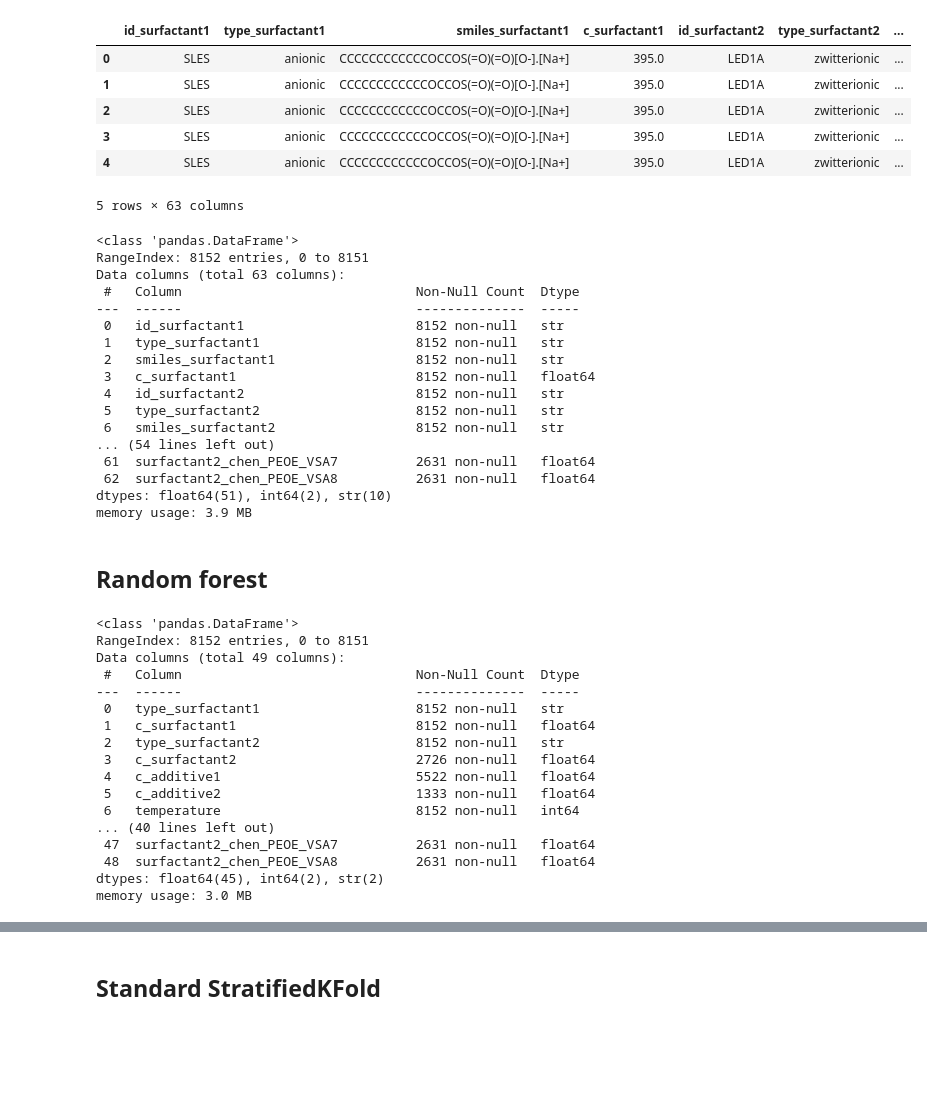
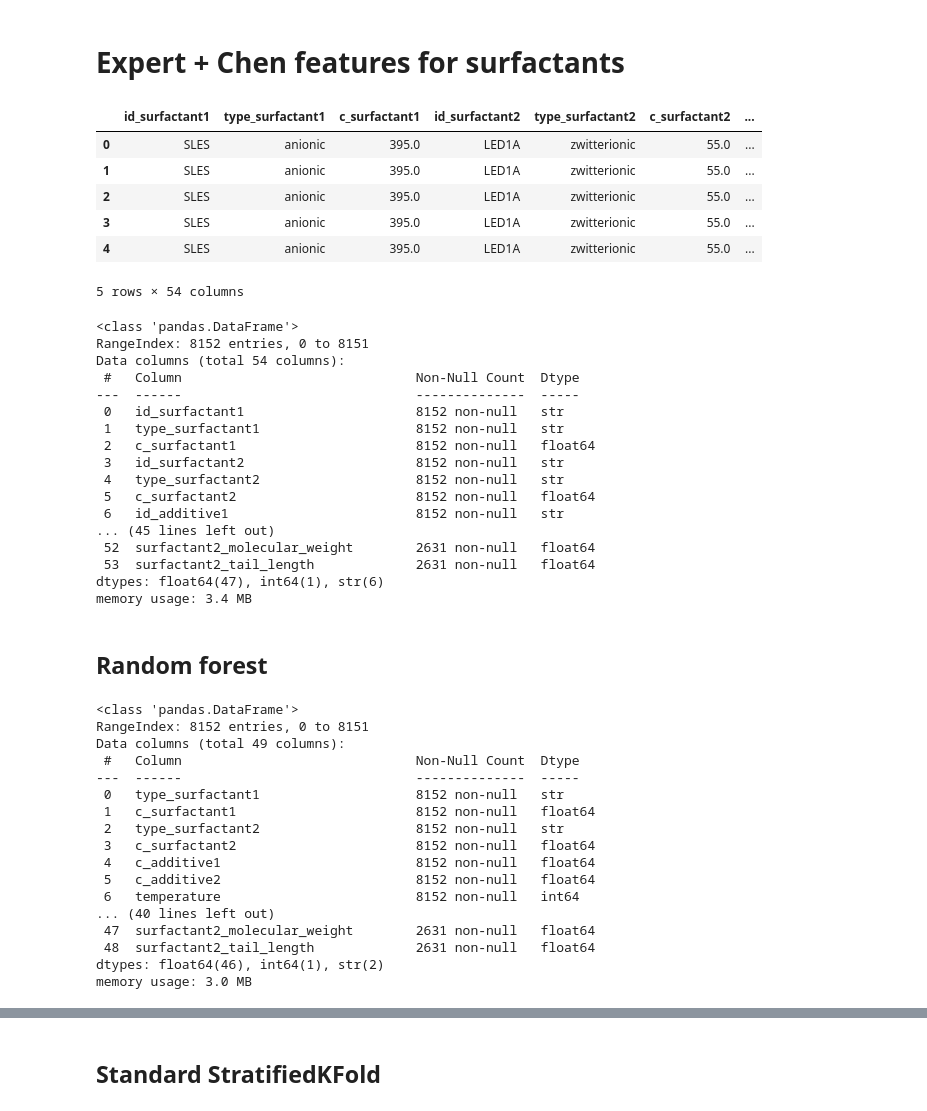
Before and after one commit to Kwietny/visco, a Jupyter notebook: rf_expert_chen.ipynb, the cells around one changed output, grey strips where cells are left out. Cells and saved outputs as stored; diff of their text form; code cells hidden in the pictures; blank space fills up the shorter version.

```diff
--- a/rf_expert_chen.ipynb
+++ b/rf_expert_chen.ipynb
@@ -7,31 +8,36 @@ from rdkit import Chem
+# %% [markdown]
+# Expert + Chen features for surfactants
 # %%
-visco = pd.read_csv('data/viscoelastic_expert_chen.csv', keep_default_na=False, na_values='')
+visco = load_cleaned()
+visco = drop_rheological(visco)
+visco = add_expert_chen(visco, columns=['smiles_surfactant1', 'smiles_surfactant2'])
+visco = drop_smiles(visco)
 visco.head()
 # %% [output]
-|  | id_surfactant1 | type_surfactant1 | smiles_surfactant1 | c_surfactant1 | id_surfactant2 | type_surfactant2 | ... |
-| 0 | SLES | anionic | CCCCCCCCCCCCOCCOS(=O)(=O)[O-].[Na+] | 395.0 | LED1A | zwitterionic | ... |
-| 1 | SLES | anionic | CCCCCCCCCCCCOCCOS(=O)(=O)[O-].[Na+] | 395.0 | LED1A | zwitterionic | ... |
-| 2 | SLES | anionic | CCCCCCCCCCCCOCCOS(=O)(=O)[O-].[Na+] | 395.0 | LED1A | zwitterionic | ... |
-| 3 | SLES | anionic | CCCCCCCCCCCCOCCOS(=O)(=O)[O-].[Na+] | 395.0 | LED1A | zwitterionic | ... |
-| 4 | SLES | anionic | CCCCCCCCCCCCOCCOS(=O)(=O)[O-].[Na+] | 395.0 | LED1A | zwitterionic | ... |
+|  | id_surfactant1 | type_surfactant1 | c_surfactant1 | id_surfactant2 | type_surfactant2 | c_surfactant2 | ... |
+| 0 | SLES | anionic | 395.0 | LED1A | zwitterionic | 55.0 | ... |
+| 1 | SLES | anionic | 395.0 | LED1A | zwitterionic | 55.0 | ... |
+| 2 | SLES | anionic | 395.0 | LED1A | zwitterionic | 55.0 | ... |
+| 3 | SLES | anionic | 395.0 | LED1A | zwitterionic | 55.0 | ... |
+| 4 | SLES | anionic | 395.0 | LED1A | zwitterionic | 55.0 | ... |
-5 rows × 63 columns
+5 rows × 54 columns
 # %%
 visco.info()
 # %% [output]
 <class 'pandas.DataFrame'>
 RangeIndex: 8152 entries, 0 to 8151
-Data columns (total 63 columns):
+Data columns (total 54 columns):
  #   Column                              Non-Null Count  Dtype
 ---  ------                              --------------  -----
  0   id_surfactant1                      8152 non-null   str
  1   type_surfactant1                    8152 non-null   str
- 2   smiles_surfactant1                  8152 non-null   str
- 3   c_surfactant1                       8152 non-null   float64
- 4   id_surfactant2                      8152 non-null   str
- 5   type_surfactant2                    8152 non-null   str
- 6   smiles_surfactant2                  8152 non-null   str
-... (54 lines left out)
- 61  surfactant2_chen_PEOE_VSA7          2631 non-null   float64
- 62  surfactant2_chen_PEOE_VSA8          2631 non-null   float64
-dtypes: float64(51), int64(2), str(10)
-memory usage: 3.9 MB
+ 2   c_surfactant1                       8152 non-null   float64
+ 3   id_surfactant2                      8152 non-null   str
+ 4   type_surfactant2                    8152 non-null   str
+ 5   c_surfactant2                       8152 non-null   float64
+ 6   id_additive1                        8152 non-null   str
+... (45 lines left out)
+ 52  surfactant2_molecular_weight        2631 non-null   float64
+ 53  surfactant2_tail_length             2631 non-null   float64
+dtypes: float64(47), int64(1), str(6)
+memory usage: 3.4 MB
@@ -60,23 +52,8 @@ from sklearn.metrics import ConfusionMatrixDisplay, accuracy_score, confusion_ma
 from sklearn.preprocessing import OneHotEncoder
 # %%
 y = visco['viscoelasticity']
-drop_columns = [
-    'viscoelasticity',
-    'id_surfactant1',
-    'smiles_surfactant1',
-    'id_surfactant2',
-    'smiles_surfactant2',
-    'id_additive1',
-    'smiles_additive1',
-    'id_additive2',
-    'smiles_additive2',
-    'g_0',
-    'g_min',
-    'omega_cr',
-    'tau_r',
-    'eta_0'
-]
-X = visco.drop(drop_columns, axis=1)
+X = visco.drop(columns=['viscoelasticity'])
+X = drop_ids(X)
 X.info()
 # %% [output]
 <class 'pandas.DataFrame'>
@@ -87,12 +64,12 @@ Data columns (total 49 columns):
  0   type_surfactant1                    8152 non-null   str
  1   c_surfactant1                       8152 non-null   float64
  2   type_surfactant2                    8152 non-null   str
- 3   c_surfactant2                       2726 non-null   float64
- 4   c_additive1                         5522 non-null   float64
- 5   c_additive2                         1333 non-null   float64
+ 3   c_surfactant2                       8152 non-null   float64
+ 4   c_additive1                         8152 non-null   float64
+ 5   c_additive2                         8152 non-null   float64
  6   temperature                         8152 non-null   int64
 ... (40 lines left out)
- 47  surfactant2_chen_PEOE_VSA7          2631 non-null   float64
- 48  surfactant2_chen_PEOE_VSA8          2631 non-null   float64
-dtypes: float64(45), int64(2), str(2)
+ 47  surfactant2_molecular_weight        2631 non-null   float64
+ 48  surfactant2_tail_length             2631 non-null   float64
+dtypes: float64(46), int64(1), str(2)
 memory usage: 3.0 MB
```
Also changed, not shown: parts of 34 cells of this notebook.
